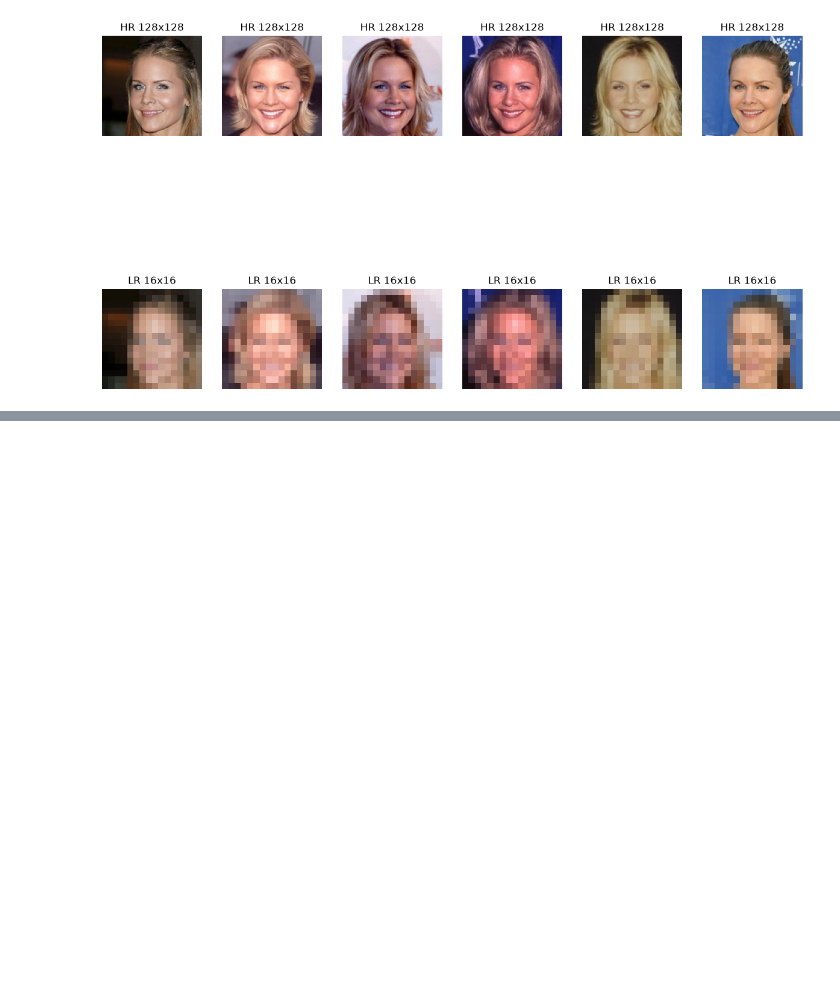
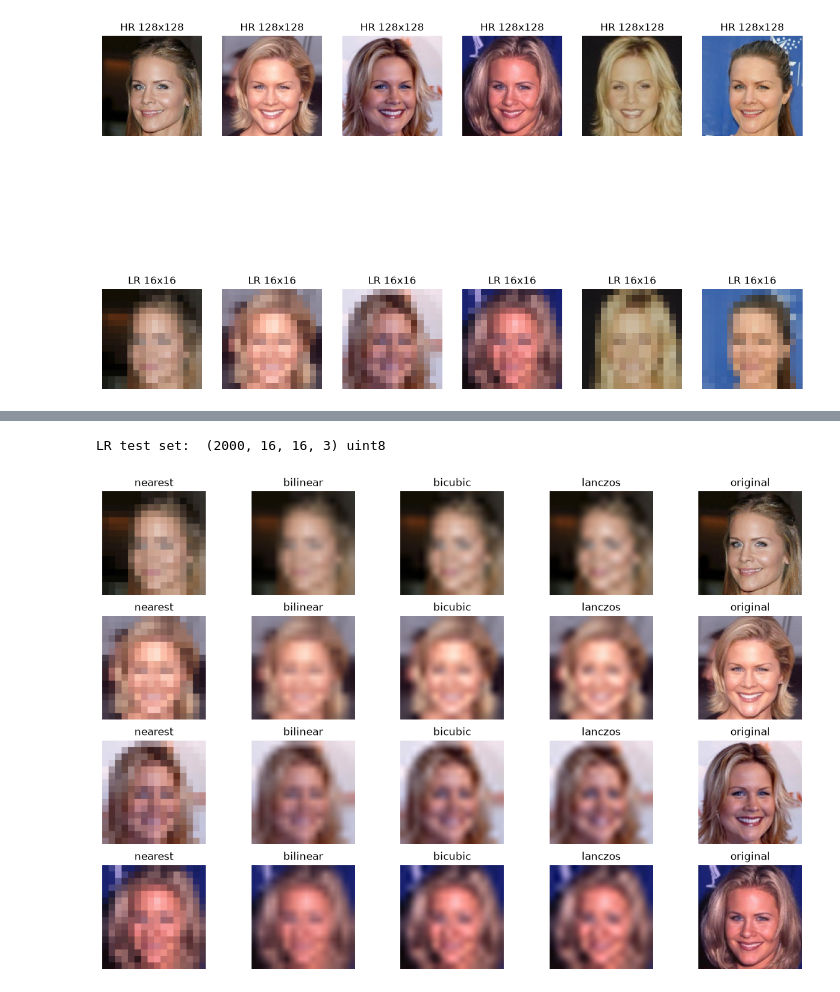
Before and after one commit to tortorino/facecast, a Jupyter notebook: facecast.ipynb, the cells around one changed output, grey strips where cells are left out. Saved outputs shown, nothing was run; the diff lists cells and outputs as text; code cells hidden in the pictures; blank space fills up the shorter version.

```diff
--- a/facecast.ipynb
+++ b/facecast.ipynb
@@ -223,0 +239,24 @@ for ii in range(6):
+# %%
+# The interpolation methods of cv2.resize
+baselines = {'nearest': cv2.INTER_NEAREST, 'bilinear': cv2.INTER_LINEAR,
+             'bicubic': cv2.INTER_CUBIC, 'lanczos': cv2.INTER_LANCZOS4}
+
+def cv2_upscale(lr_u8, interpolation):
+    # (N,h,w,3) uint8 array -> (N,H,W,3) uint8 array
+    return np.stack([cv2.resize(img, (hr_size, hr_size), interpolation=interpolation) for img in lr_u8])
+
+# Degrade the whole test set (the LR images are tiny, so they fit in the memory easily)
+lr_test = np.concatenate([to_u8(degrade(to_tensor(hr_test[ii:ii+100]))) for ii in range(0, len(hr_test), 100)])
+print('LR test set: ', lr_test.shape, lr_test.dtype)
+
+# Show what the baselines can recover (one row per face, one column per method)
+rows = 4
+for ii in range(rows):
+    for jj, name in enumerate(baselines):
+        plt.subplot(rows,5,ii*5+jj+1), plt.imshow(cv2_upscale(lr_test[ii:ii+1], baselines[name])[0])
+        plt.title(name), plt.axis('off')
+    plt.subplot(rows,5,ii*5+5), plt.imshow(hr_test[ii])
+    plt.title('original'), plt.axis('off')
+# %% [output]
+LR test set:  (2000, 16, 16, 3) uint8
+[figure, added]
```
Also changed, not shown: parts of 8 cells of this notebook.
